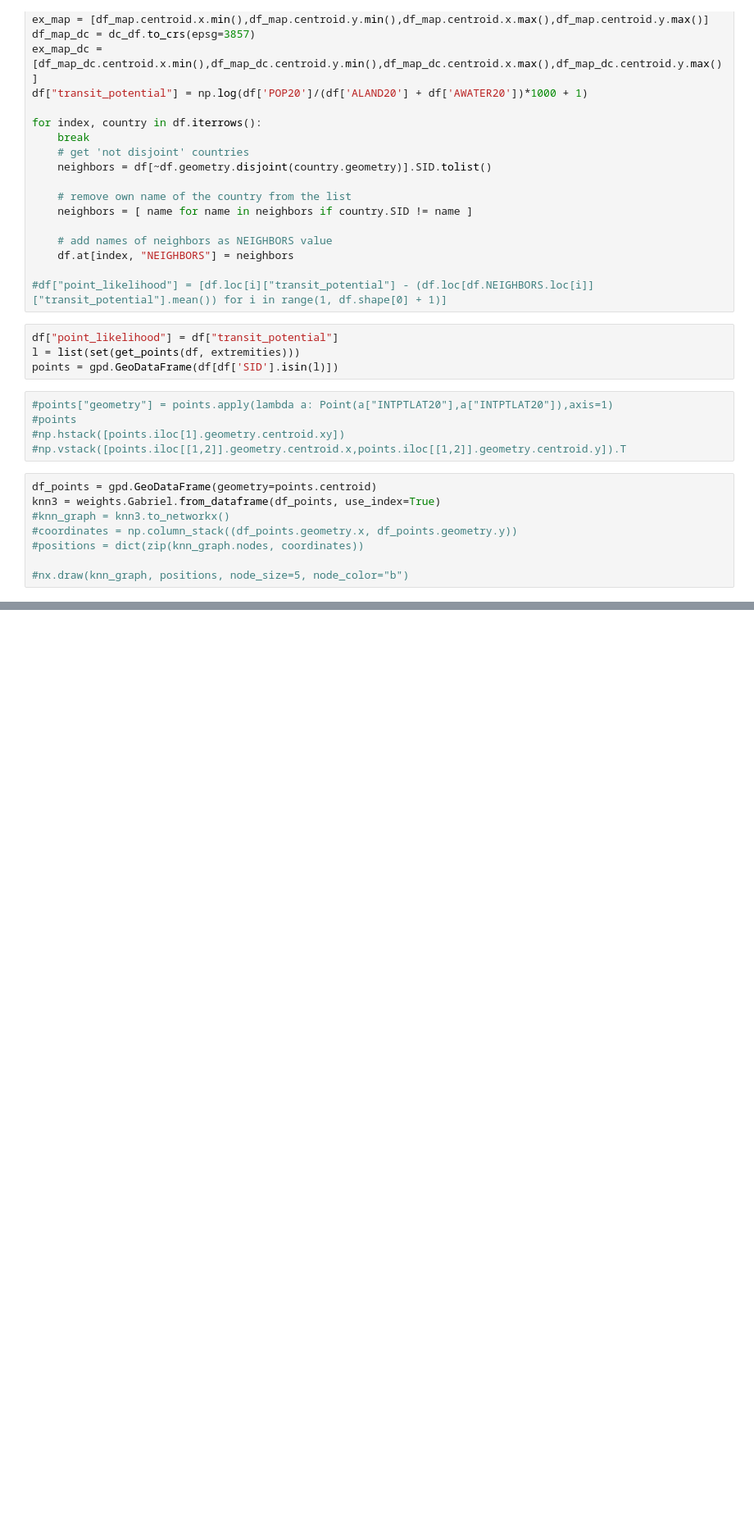
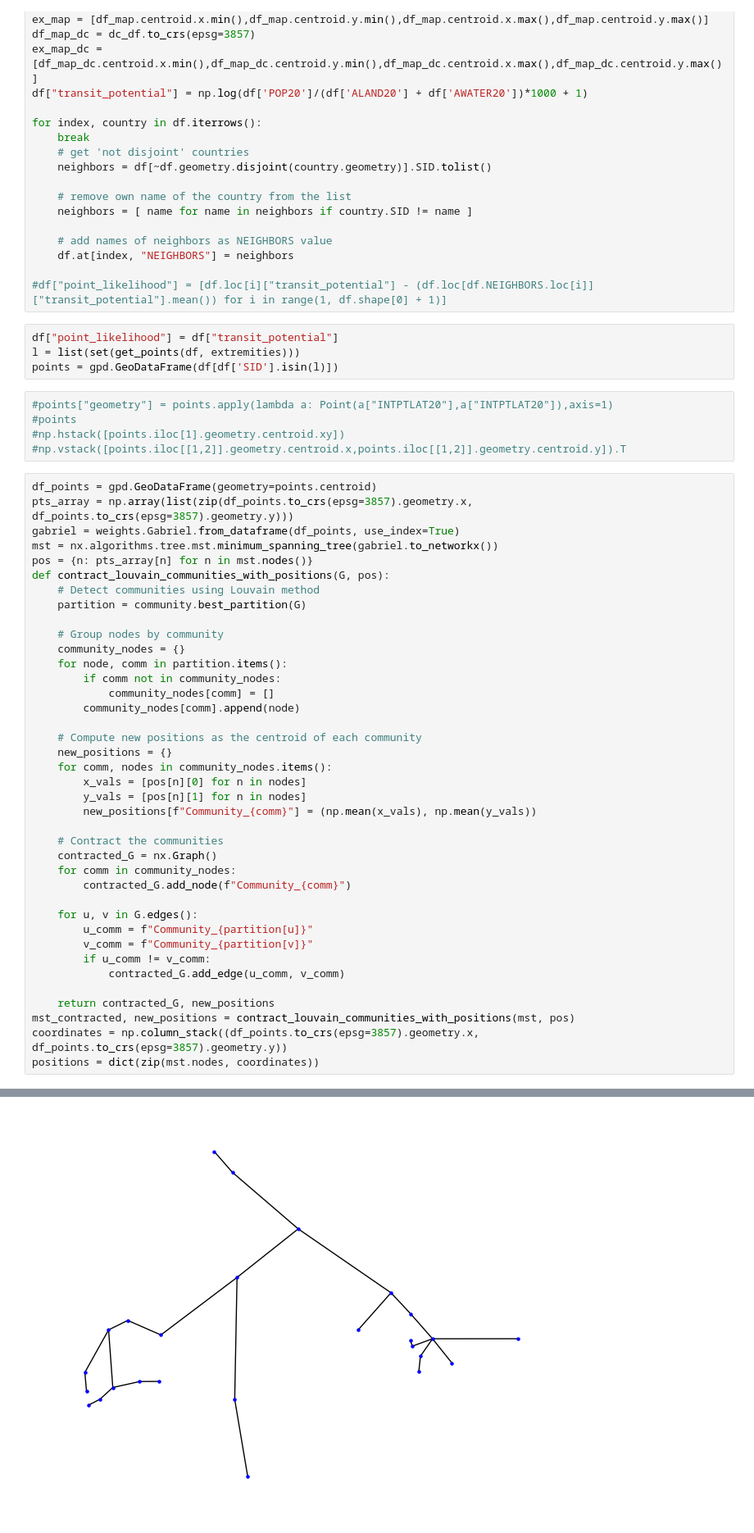
Before and after one commit to spencerrjenkins/cmsc725_wmata_map, a Jupyter notebook: eda.ipynb, the cells around one changed output, grey strips where cells are left out. Shown at 82% size. Drawn from its saved outputs; the diff is of its cells as text; blank space fills up the shorter version.

```diff
--- a/eda.ipynb
+++ b/eda.ipynb
@@ -103,14 +104,46 @@ points = gpd.GeoDataFrame(df[df['SID'].isin(l)])
 #np.vstack([points.iloc[[1,2]].geometry.centroid.x,points.iloc[[1,2]].geometry.centroid.y]).T
 # %%
 df_points = gpd.GeoDataFrame(geometry=points.centroid)
-knn3 = weights.Gabriel.from_dataframe(df_points, use_index=True)
-#knn_graph = knn3.to_networkx()
-#coordinates = np.column_stack((df_points.geometry.x, df_points.geometry.y))
-#positions = dict(zip(knn_graph.nodes, coordinates))
+pts_array = np.array(list(zip(df_points.to_crs(epsg=3857).geometry.x, df_points.to_crs(epsg=3857).geometry.y)))
+gabriel = weights.Gabriel.from_dataframe(df_points, use_index=True)
+mst = nx.algorithms.tree.mst.minimum_spanning_tree(gabriel.to_networkx())
+pos = {n: pts_array[n] for n in mst.nodes()}
+def contract_louvain_communities_with_positions(G, pos):
+    # Detect communities using Louvain method
+    partition = community.best_partition(G)
 
-#nx.draw(knn_graph, positions, node_size=5, node_color="b")
+    # Group nodes by community
+    community_nodes = {}
+    for node, comm in partition.items():
+        if comm not in community_nodes:
+            community_nodes[comm] = []
+        community_nodes[comm].append(node)
+
+    # Compute new positions as the centroid of each community
+    new_positions = {}
+    for comm, nodes in community_nodes.items():
+        x_vals = [pos[n][0] for n in nodes]
+        y_vals = [pos[n][1] for n in nodes]
+        new_positions[f"Community_{comm}"] = (np.mean(x_vals), np.mean(y_vals))
+
+    # Contract the communities
+    contracted_G = nx.Graph()
+    for comm in community_nodes:
+        contracted_G.add_node(f"Community_{comm}")
+
+    for u, v in G.edges():
+        u_comm = f"Community_{partition[u]}"
+        v_comm = f"Community_{partition[v]}"
+        if u_comm != v_comm:
+            contracted_G.add_edge(u_comm, v_comm)
+
+    return contracted_G, new_positions
+mst_contracted, new_positions = contract_louvain_communities_with_positions(mst, pos)
+coordinates = np.column_stack((df_points.to_crs(epsg=3857).geometry.x, df_points.to_crs(epsg=3857).geometry.y))
+positions = dict(zip(mst.nodes, coordinates))
 # %% [output]
   df_points = gpd.GeoDataFrame(geometry=points.centroid)
+[figure, added]
 # %%
 #ax = df.plot(edgecolor='grey', facecolor='w', figsize=(8,8), linewidth=0.1)
 ax = wmata_df.to_crs(epsg=3857).plot(figsize=(8,8), color=wmata_df.color, linestyle='dotted', linewidth=1)
```
Also changed, not shown: parts of 8 cells of this notebook.
